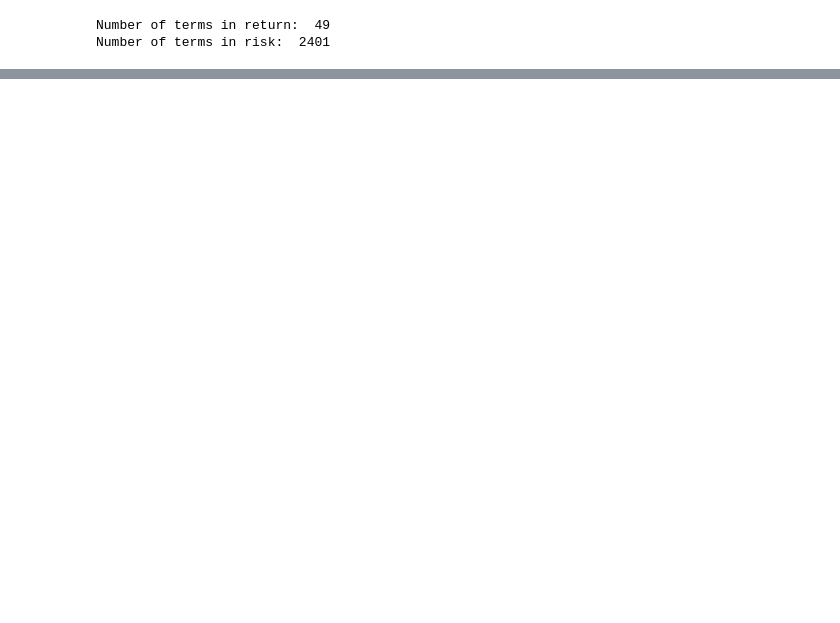
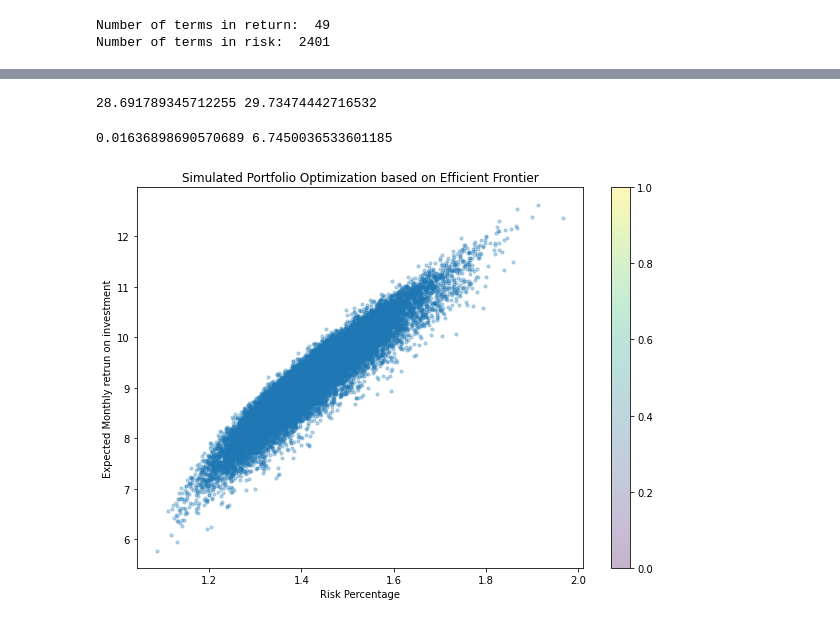
Before and after one commit to Ananyarao610/Project-Quantum, a Jupyter notebook: Portfolio optimzation_BSE.ipynb, the cells around one changed output, grey strips where cells are left out. Saved outputs shown, nothing was run; the diff lists cells and outputs as text; code cells hidden in the pictures; blank space fills up the shorter version.

```diff
--- a/Portfolio optimzation_BSE.ipynb
+++ b/Portfolio optimzation_BSE.ipynb
@@ -450,0 +522,54 @@ Risk :  1.1846 %
+# %%
+def randomly_weighted_portfolios_with_selected_stocks(nof_portfolio, portfolio_return, portfolio_sigma):
+    all_w_list = []
+    all_b_list = []
+    weight = np.random.random(len(selected_stocks))
+    weight /= np.sum(weight)
+    all_w_list.append(weight)
+    random_portfolios = np.zeros((2,nof_portfolio))
+    for i in range(nof_portfolio):
+        weight = np.random.random(len(selected_stocks))
+        weight /= np.sum(weight)
+        all_w_list.append(weight)
+        random_portfolios[0,i] = find_expected_daily_return_sp(weight, portfolio_return,len(selected_stocks))*30*100
+        random_portfolios[1,i] = find_risk_sp(weight, portfolio_sigma,len(selected_stocks))
+    return random_portfolios
+# %%
+def visualize_efficient_frontier_for_selected_stocks():
+    simulated_portfolios = randomly_weighted_portfolios_with_selected_stocks(25000,pmu,psigma)
+    plt.figure(figsize=(10, 7))
+    plt.scatter(simulated_portfolios[1,:],simulated_portfolios[0,:],cmap='YlGnBu', marker='o', s=10, alpha=0.3)
+    plt.colorbar()
+    plt.title('Simulated Portfolio Optimization based on Efficient Frontier')
+    plt.ylabel('Expected Monthly retrun on investment')
+    plt.xlabel('Risk Percentage')
+    plt.show()
+# %%
+from pypfopt import risk_models
+from pypfopt import plotting
+from pypfopt import expected_returns
+
+
+all_prices=  data.drop(['Time'], axis=1)
+sample_cov = risk_models.sample_cov(all_prices, frequency=252)
+muc = expected_returns.mean_historical_return(all_prices)
+
+
+w_classical = [0.0161,0.24485, 0.10312 , 0.23497, 0.01057, 0.20492, 0.13906, 0.04642]
+w_classical_all = [0,0.0161,0,0.24485,0.10312,0,0.23497,0,0,0,0,0.01057,0,0,0,0,0,0,0,0,0,0,0,0,0,0,0.20492,0,0,0,0.13906,0,0,0,0,0,0,0,0,0,0,0.04642,0,0,0,0,0,0,0]
+return_based_on_classical_w = find_expected_daily_return_sp(w_classical, muc, 8)*22
+
+risk_based_on_classical_w  = find_risk_sp(w_classical_all, (sample_cov.reset_index(drop = True)).to_numpy(), 49)
+print(return_based_on_classical_w,risk_based_on_classical_w)
+# %% [output]
+28.691789345712255 29.73474442716532
+# %%
+quantum_risk = find_risk()
+quantum_return = edroi * 22 *100
+print(quantum_risk,quantum_return)
+# %% [output]
+0.01636898690570689 6.7450036533601185
+# %%
+visualize_efficient_frontier_for_selected_stocks()
+# %% [output]
+[figure, added]
```
Also changed, not shown: parts of 15 cells of this notebook.
